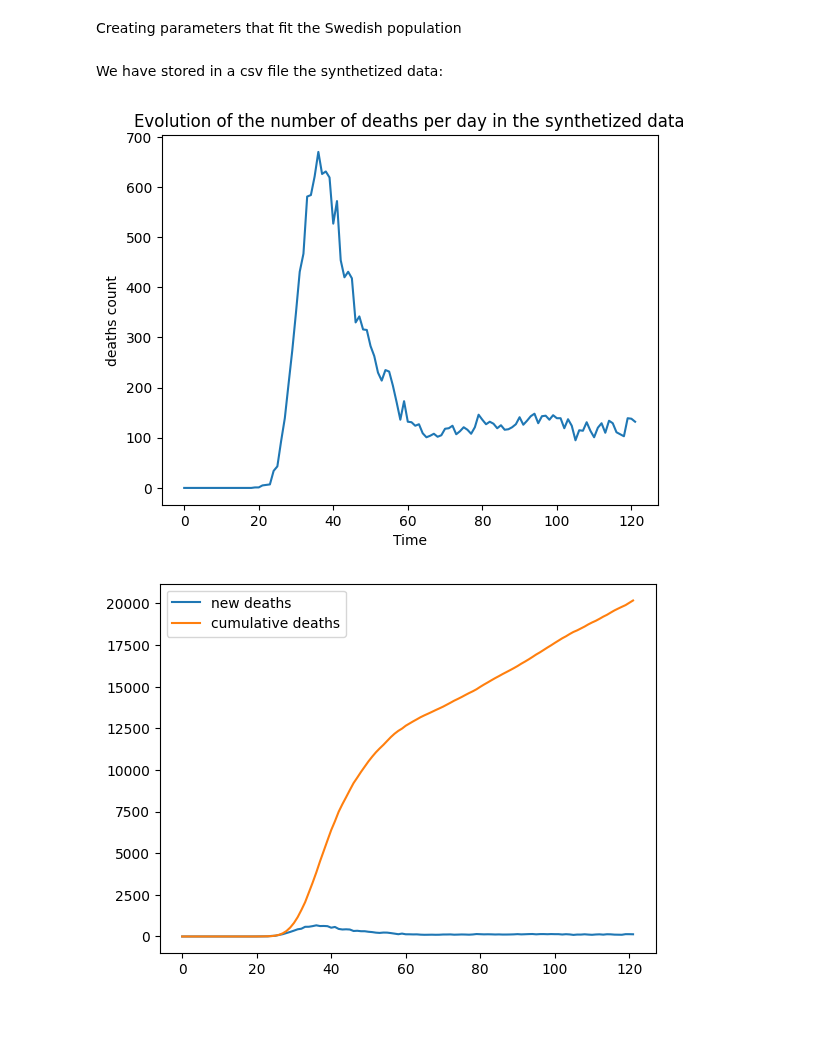
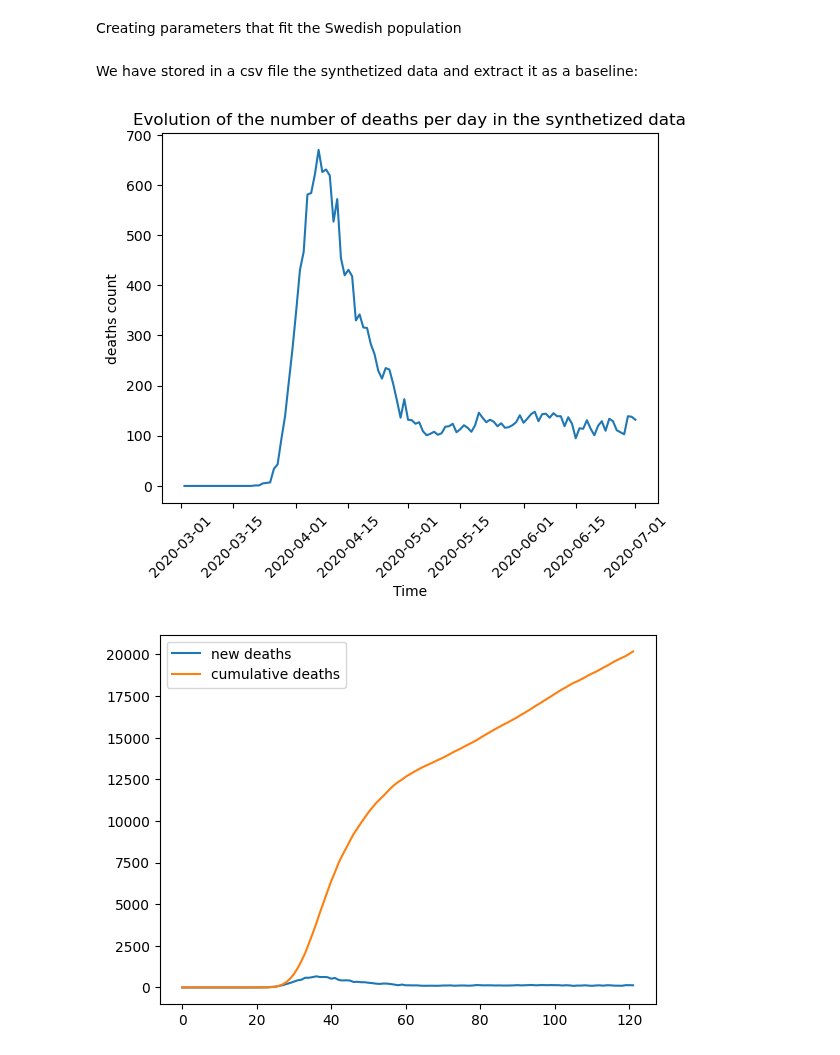
Before and after one commit to gregoirebechade/covid_internship, a Jupyter notebook: exploring.ipynb, the cells around one changed output. Drawn from its saved outputs; the diff is of its cells as text; code cells hidden in the pictures; blank space fills up the shorter version.

```diff
--- a/exploring.ipynb
+++ b/exploring.ipynb
@@ -9,6 +9,7 @@ The simulation will take place between start_day and end_day. covasim can not su
 # %%
 start_day = '2020-03-02'
 end_day   = '2020-07-01'
+date_range = pd.date_range(start=start_day, end=end_day, freq='D')
 all_days = cv.date_range(start_day, end_day)
 beta_initial=0.015
 # %% [markdown]
@@ -96,19 +97,21 @@ if run_simul:
     my_simulation_sweden_interventions.run()
     my_simulation_sweden_interventions.plot([ 'new_infections', 'cum_infections', 'new_deaths', 'cum_deaths'])
 # %% [markdown]
-We have stored in a csv file the synthetized data:
+We have stored in a csv file the synthetized data and extract it as a baseline:
 # %%
 df = pd.read_csv('deaths_and_infections.csv')
 # remove a columns from a df:
 df.drop(columns=['Unnamed: 0'], inplace=True)
 # %%
-plt.plot(df['new_deaths'], label='new_deaths')
+plt.plot(date_range, df['new_deaths'], label='new_deaths')
 plt.title('Evolution of the number of deaths per day in the synthetized data')
 plt.xlabel('Time')
+plt.xticks(rotation=45)
 plt.ylabel('deaths count')
+
 plt.show()
 # %% [output]
-[figure, old version]
+[figure, new version]
 # %%
 y=np.array(df['new_deaths'])
 y_cumul=np.array([sum(y[:i]) for i in range(len(y))])
```
Also changed, not shown: parts of 3 cells of this notebook.
